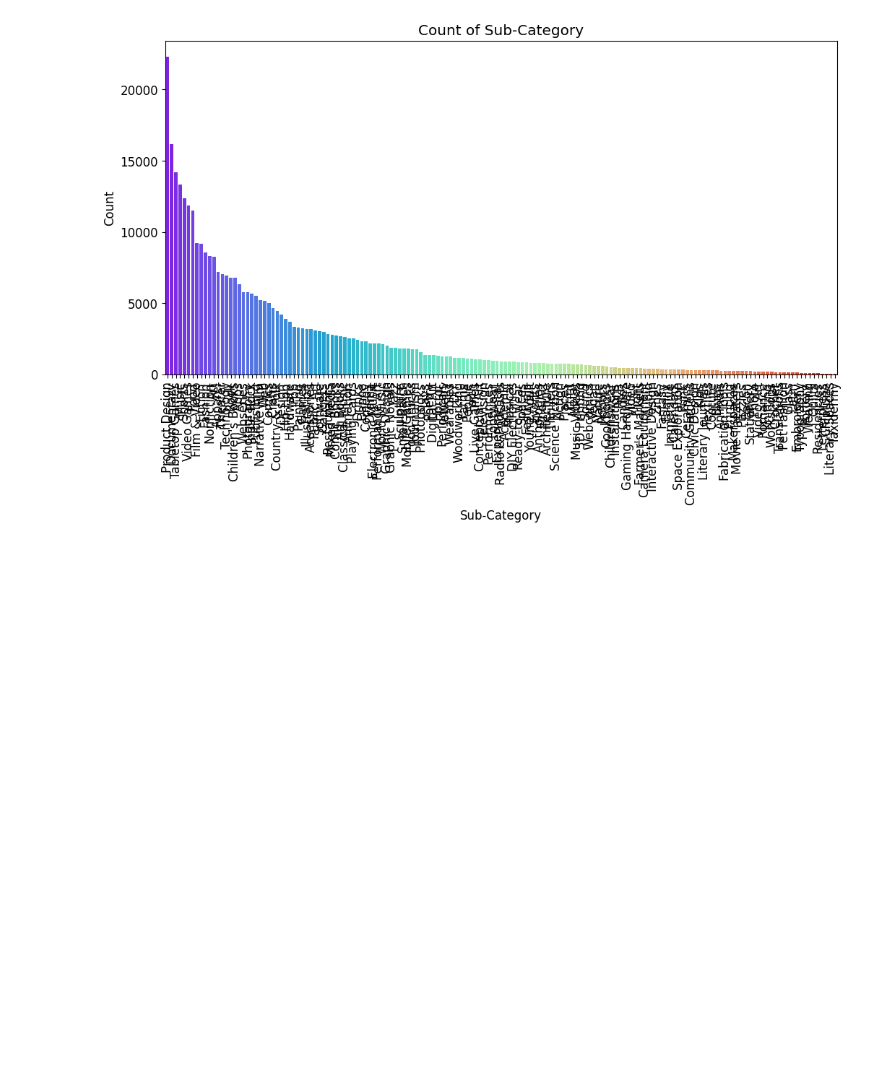
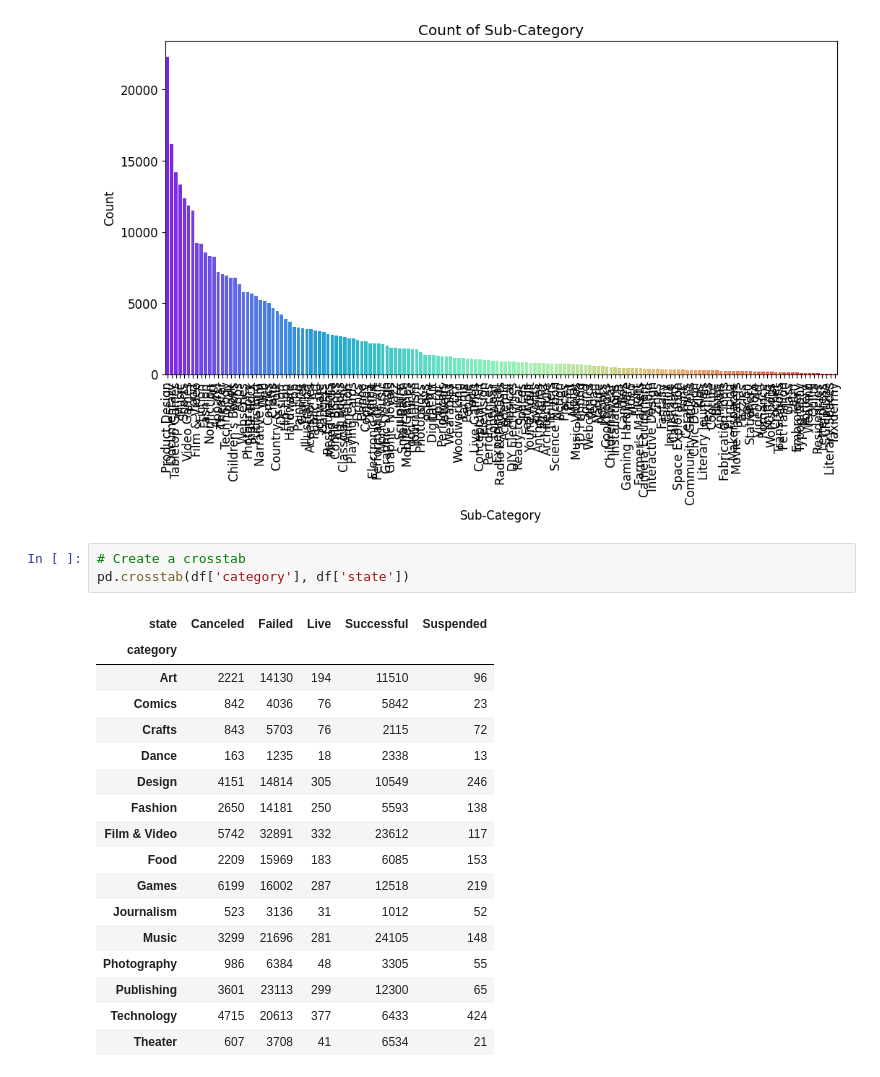
Before and after one commit to TorstenChandler/kickstarter_project, a Jupyter notebook: EDA_Monali.ipynb, the cells around one changed output. Drawn from its saved outputs; the diff is of its cells as text; blank space fills up the shorter version.

```diff
--- a/EDA_Monali.ipynb
+++ b/EDA_Monali.ipynb
@@ -134,6 +134,27 @@ pd.crosstab(df['subcategory'], df['category'])
 plot.countplot(df, x="subcategory", xtitle="Sub-Category")
 # %% [output]
 [figure]
+# %%
+# Create a crosstab
+pd.crosstab(df['category'], df['state'])
+# %% [output]
+| state | Canceled | Failed | Live | Successful | Suspended |
+| category |  |  |  |  |  |
+| Art | 2221 | 14130 | 194 | 11510 | 96 |
+| Comics | 842 | 4036 | 76 | 5842 | 23 |
+| Crafts | 843 | 5703 | 76 | 2115 | 72 |
+| Dance | 163 | 1235 | 18 | 2338 | 13 |
+| Design | 4151 | 14814 | 305 | 10549 | 246 |
+| Fashion | 2650 | 14181 | 250 | 5593 | 138 |
+| Film & Video | 5742 | 32891 | 332 | 23612 | 117 |
+| Food | 2209 | 15969 | 183 | 6085 | 153 |
+| Games | 6199 | 16002 | 287 | 12518 | 219 |
+| Journalism | 523 | 3136 | 31 | 1012 | 52 |
+| Music | 3299 | 21696 | 281 | 24105 | 148 |
+| Photography | 986 | 6384 | 48 | 3305 | 55 |
+| Publishing | 3601 | 23113 | 299 | 12300 | 65 |
+| Technology | 4715 | 20613 | 377 | 6433 | 424 |
+| Theater | 607 | 3708 | 41 | 6534 | 21 |
 # %%
 from scipy.stats import chi2_contingency
 # Create a crosstab
```
Also changed, not shown: parts of 10 cells of this notebook, 1 other file.
